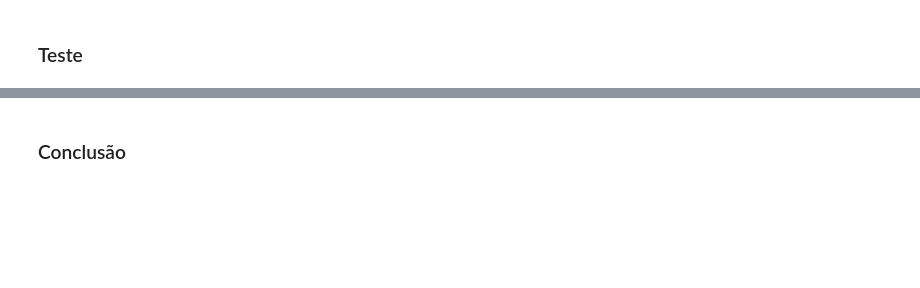
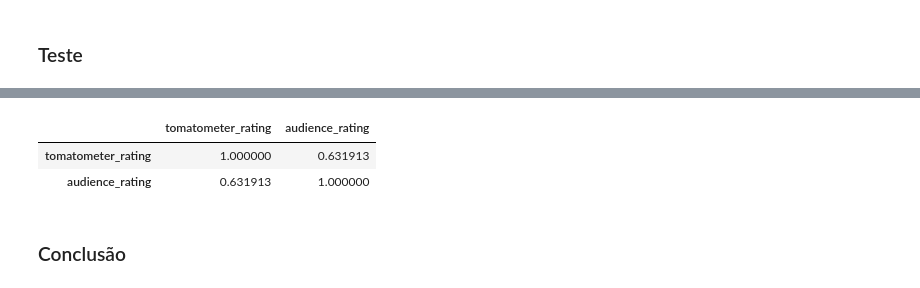
Before and after one commit to daviguerra05/checkpoint04_DataScience, a Jupyter notebook: ES-DSS-2024-CP1-2Sem.ipynb, the cells around one changed output, grey strips where cells are left out. Saved outputs shown, nothing was run; the diff lists cells and outputs as text; code cells hidden in the pictures; blank space fills up the shorter version.

```diff
--- a/ES-DSS-2024-CP1-2Sem.ipynb
+++ b/ES-DSS-2024-CP1-2Sem.ipynb
@@ -211,2 +286,8 @@ rotten[rotten['genres'] == 'Horror']
+# %%
+rotten_terror[['tomatometer_rating','audience_rating']].corr()
+# %% [output]
+|  | tomatometer_rating | audience_rating |
+| tomatometer_rating | 1.000000 | 0.631913 |
+| audience_rating | 0.631913 | 1.000000 |
 # %% [markdown]
 ### Conclusão
```
Also changed, not shown: parts of 12 cells of this notebook.
